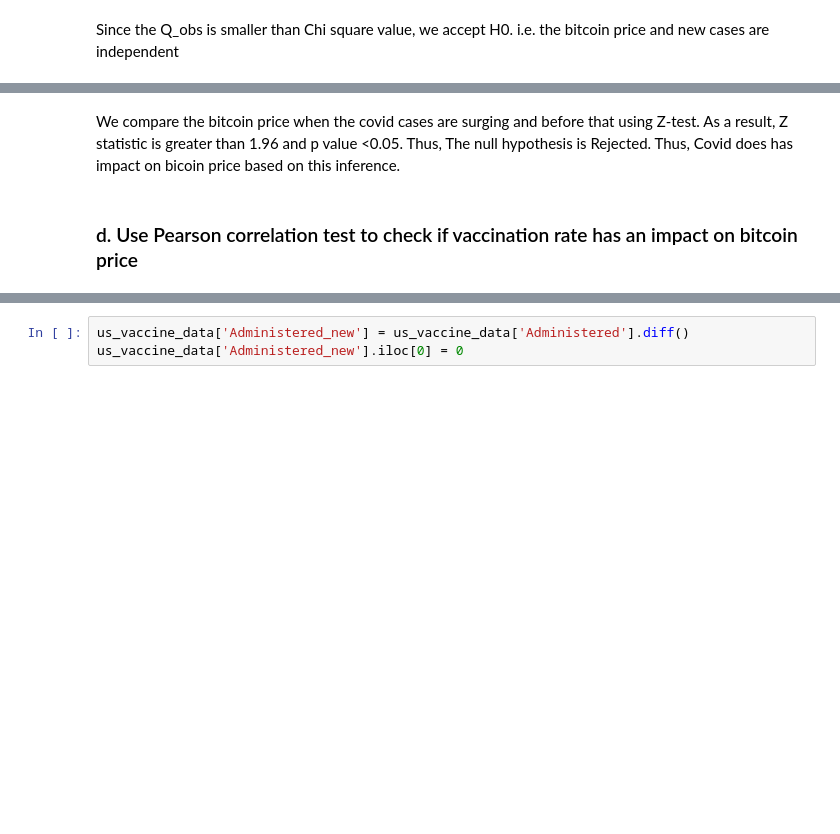
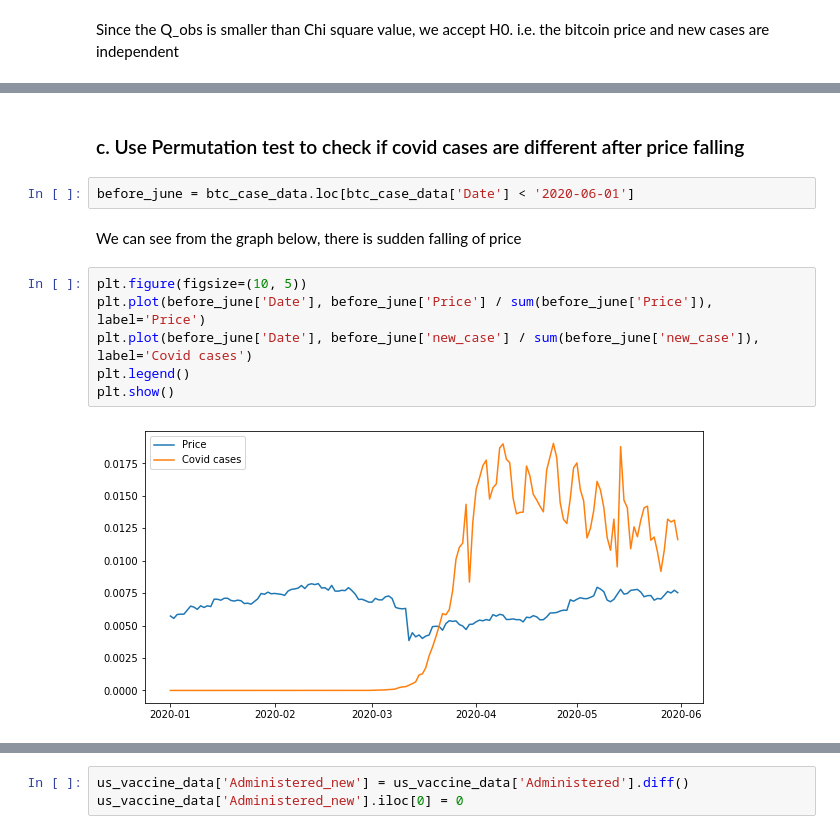
Before and after one commit to WeihaoYin/CSE_544_Project, a Jupyter notebook: CSE_544_Project.ipynb, the cells around one changed output, grey strips where cells are left out. Cells and saved outputs as stored; diff of their text form; blank space fills up the shorter version.

```diff
--- a/CSE_544_Project.ipynb
+++ b/CSE_544_Project.ipynb
@@ -1272,4 +1245,14 @@ Z is:2.8726706203835857, p-value is:0.0040701822873008275
-# %% [markdown]
-We compare the bitcoin price when the covid cases are surging and before that using Z-test. As a result, Z statistic is greater than 1.96 and p value <0.05. Thus, The null hypothesis is Rejected. Thus, Covid does has impact on bicoin price based on this inference.
-# %% [markdown]
-### d. Use Pearson correlation test to check if vaccination rate has an impact on bitcoin price
+# %% [markdown]
+### c. Use Permutation test to check if covid cases are different after price falling
+# %%
+before_june = btc_case_data.loc[btc_case_data['Date'] < '2020-06-01']
+# %% [markdown]
+We can see from the graph below, there is sudden falling of price
+# %%
+plt.figure(figsize=(10, 5))
+plt.plot(before_june['Date'], before_june['Price'] / sum(before_june['Price']), label='Price')
+plt.plot(before_june['Date'], before_june['new_case'] / sum(before_june['new_case']), label='Covid cases')
+plt.legend()
+plt.show()
+# %% [output]
+[figure, added]
```
Also changed, not shown: parts of 31 cells of this notebook, 2 other files.
